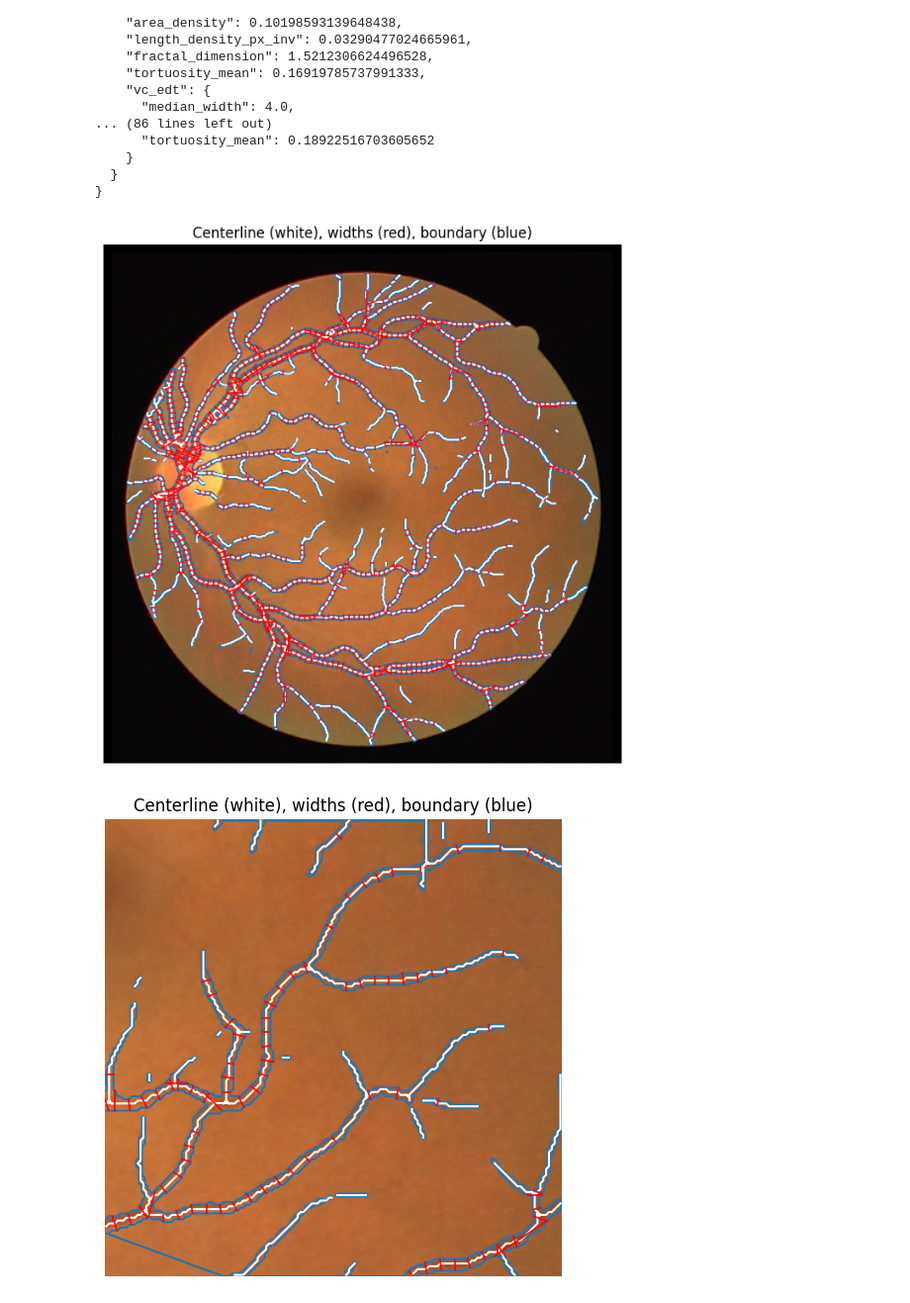
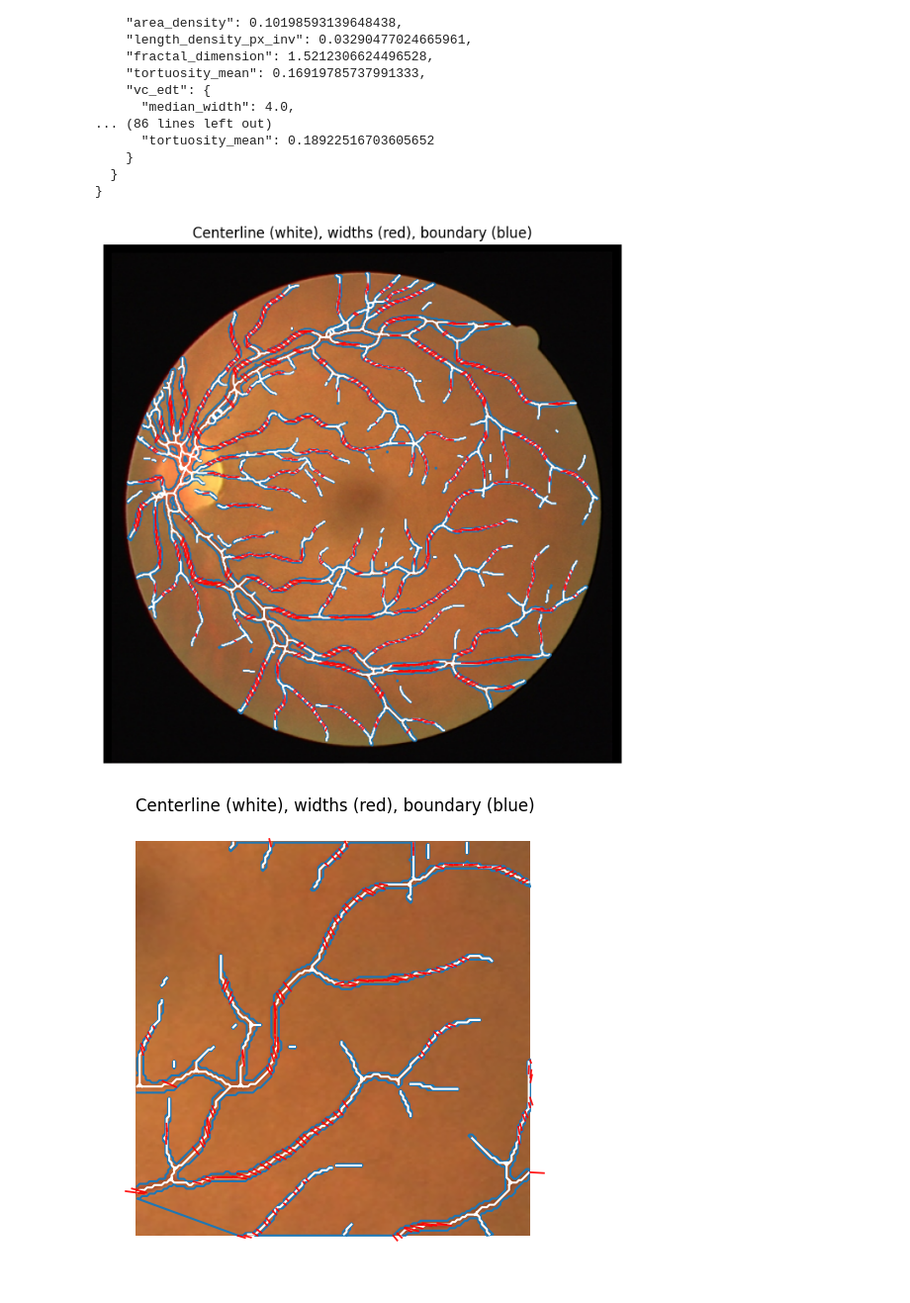
Before and after one commit to matchi-1/Adaptive-Hierarchical-Feature-Modulation-U-Net-Model-for-Retinal-Vessel-Segmentation, a Jupyter notebook: notebooks/quantitative_analysis/quant_model_pipeline.ipynb, the cells around one changed output. Shown at 99% size. Drawn from its saved outputs; the diff is of its cells as text; code cells hidden in the pictures.

```diff
--- a/notebooks/quantitative_analysis/quant_model_pipeline.ipynb
+++ b/notebooks/quantitative_analysis/quant_model_pipeline.ipynb
@@ -452,29 +451,37 @@ print(json.dumps(out["biomarkers"], indent=2))
   }
 }
 # %%
-# already have:
-# out = run_pipeline_with_ckpt(color_path, ckpt_path)
-# which returns: rgb_iso, pred_mask (binary), graph from your earlier code
-
-# If we don't have the graph handy, build it:
+# geometry
 skel  = skeletonize_mask(out["pred_mask"])
 graph = build_skeleton_graph(skel)
+dist  = distance_transform(out["pred_mask"])
 
-# Full-frame overlay
+# denser, branch-safe chords
+chords = collect_orthogonal_chords(
+    out["pred_mask"], graph, dist=dist,
+    stride_by_arc=2.0,      # even denser ticks than before
+    margin_from_nodes=10.0, # keep farther from branches
+    k_tangent=4.0,
+    step=0.25,
+    max_radius=20.0,
+    clip_k_edt=1.3,
+    min_len=0.5
+)
+
+# full view
 plot_vessel_widths_overlay(
     out["rgb_iso"], out["pred_mask"], graph,
-    chords=None,           # let it compute
-    figsize=(8,8)
+    chords=chords, figsize=(8,8)
 )
 
-# zoomed close-up
-# choose a skeleton point (e.g., middle of some edge) or just hand a rough (y,x)
-zoom_center = (int(out["od"]["center_yx"][0] + 80), int(out["od"]["center_yx"][1] + 260))  # example
+# zoomed view (now robust; uses chord *centers* for inclusion)
+zoom_center = (int(out["od"]["center_yx"][0] + 80), int(out["od"]["center_yx"][1] + 260))
 plot_vessel_widths_overlay(
     out["rgb_iso"], out["pred_mask"], graph,
-    zoom=(zoom_center[0], zoom_center[1], 80),  # half-size in px
+    chords=chords,
+    zoom=(zoom_center[0], zoom_center[1], 80),
     figsize=(6,6)
 )
 # %% [output]
-[figure, old version]
+[figure, new version]
-[figure, old version]
+[figure, new version]
```
Also changed, not shown: parts of 1 cell of this notebook.
